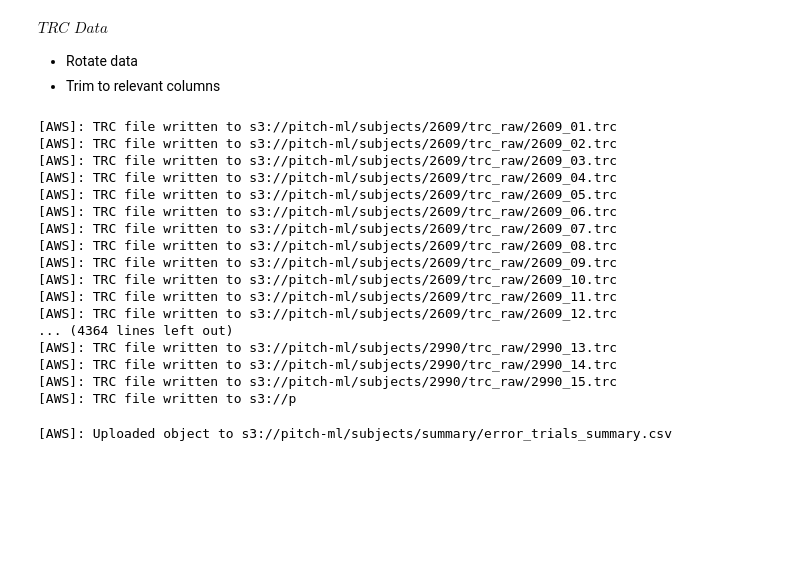
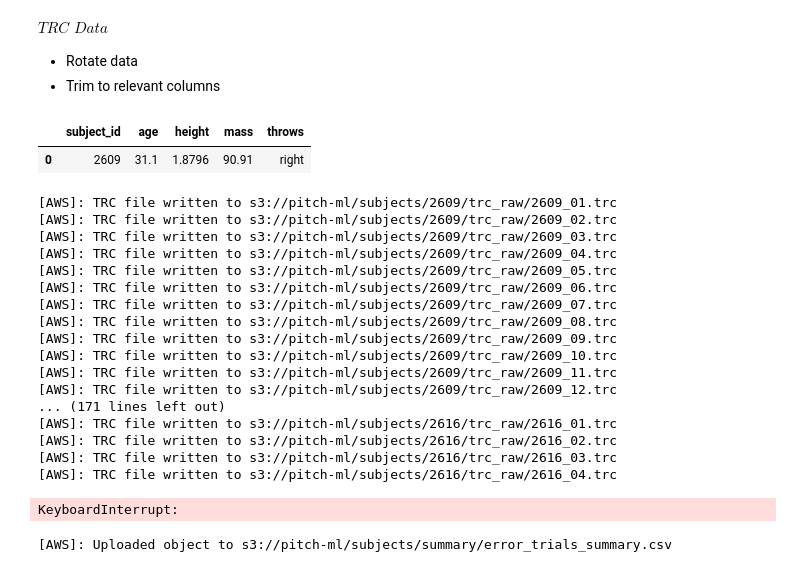
Before and after one commit to humanrithm/pitch-ml, a Jupyter notebook: dev/database/dev_s3_file_structure.ipynb, the cells around one changed output. Drawn from its saved outputs; the diff is of its cells as text; code cells hidden in the pictures; blank space fills up the shorter version.

```diff
--- a/dev/database/dev_s3_file_structure.ipynb
+++ b/dev/database/dev_s3_file_structure.ipynb
@@ -103,6 +103,15 @@ $\textit{TRC Data}$
 # %%
 from dev_trc import *
 from biomech.processing import rotate_data
+# %%
+# load subject info (for throwing hand)
+subject_info_bytes = aws_connection.load_s3_object('subjects/summary/subject_info.csv', return_info=False)
+subject_info = pd.read_csv(io.BytesIO(subject_info_bytes))
+# %%
+subject_info[subject_info['subject_id'] == 2609]
+# %% [output]
+|  | subject_id | age | height | mass | throws |
+| 0 | 2609 | 31.1 | 1.8796 | 90.91 | right |
 # %%
 """ TRC READING """
 
@@ -126,6 +135,7 @@ for trc_file in s3_objects_trc:
         trc_body_rotated = rotate_data(trc_body)
 
         # get TRC header information
+        throwing_hand = subject_info[subject_info['subject_id'] == int(subject_id)]['throws'].values[0]
         trc_header = create_trc_header(trc_info['study_id'], trc_body, 'right', FRAME_RATE)
 
         # put object to S3
@@ -155,11 +165,12 @@ for trc_file in s3_objects_trc:
 [AWS]: TRC file written to s3://pitch-ml/subjects/2609/trc_raw/2609_10.trc
 [AWS]: TRC file written to s3://pitch-ml/subjects/2609/trc_raw/2609_11.trc
 [AWS]: TRC file written to s3://pitch-ml/subjects/2609/trc_raw/2609_12.trc
-... (4364 lines left out)
-[AWS]: TRC file written to s3://pitch-ml/subjects/2990/trc_raw/2990_13.trc
-[AWS]: TRC file written to s3://pitch-ml/subjects/2990/trc_raw/2990_14.trc
-[AWS]: TRC file written to s3://pitch-ml/subjects/2990/trc_raw/2990_15.trc
-[AWS]: TRC file written to s3://p
+... (171 lines left out)
+[AWS]: TRC file written to s3://pitch-ml/subjects/2616/trc_raw/2616_01.trc
+[AWS]: TRC file written to s3://pitch-ml/subjects/2616/trc_raw/2616_02.trc
+[AWS]: TRC file written to s3://pitch-ml/subjects/2616/trc_raw/2616_03.trc
+[AWS]: TRC file written to s3://pitch-ml/subjects/2616/trc_raw/2616_04.trc
+KeyboardInterrupt:
 # %%
 # write error trials to file for later investigation
 error_trials_summary = pd.DataFrame(error_trials)
```
Also changed, not shown: parts of 2 cells of this notebook, 3 other files.
